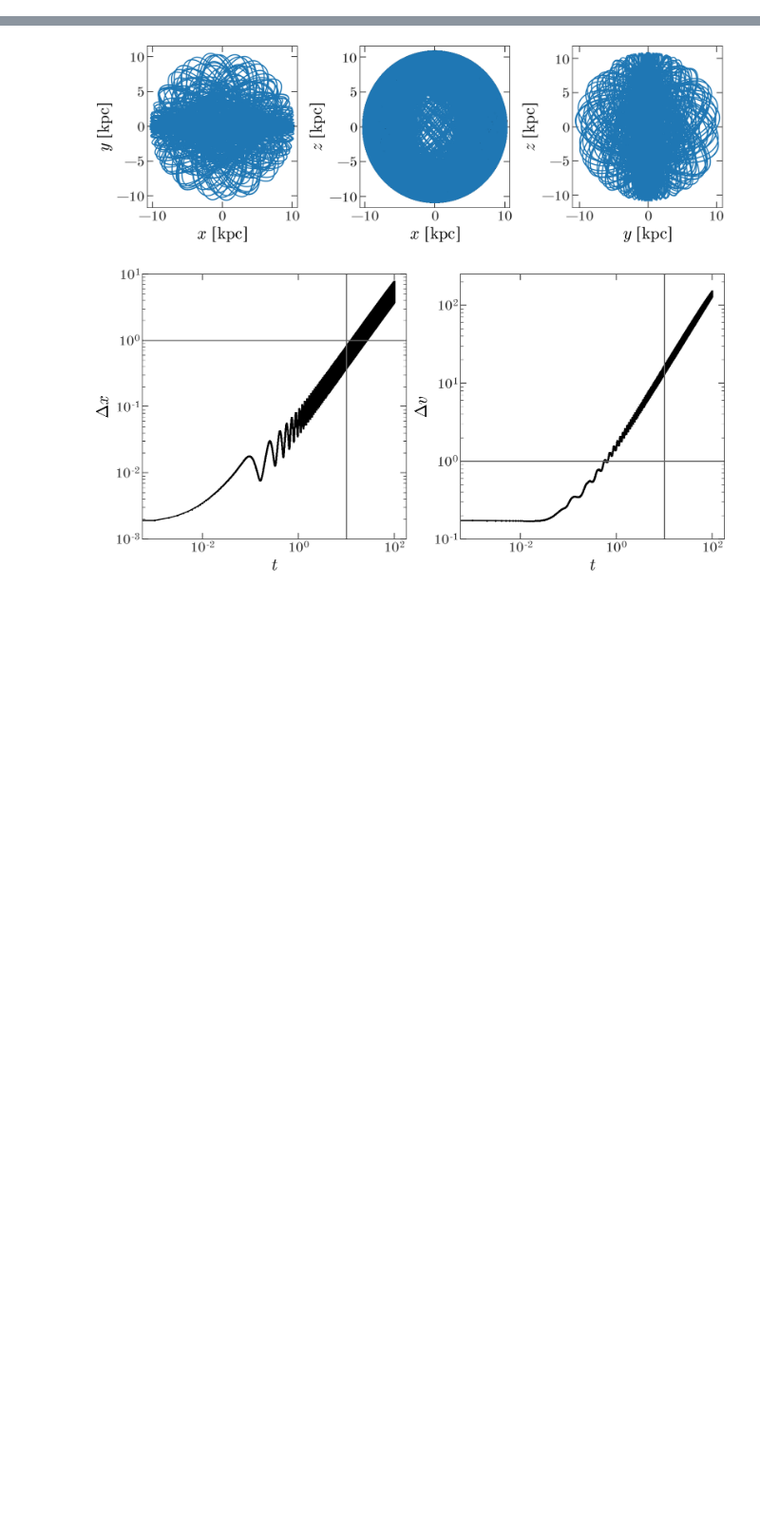
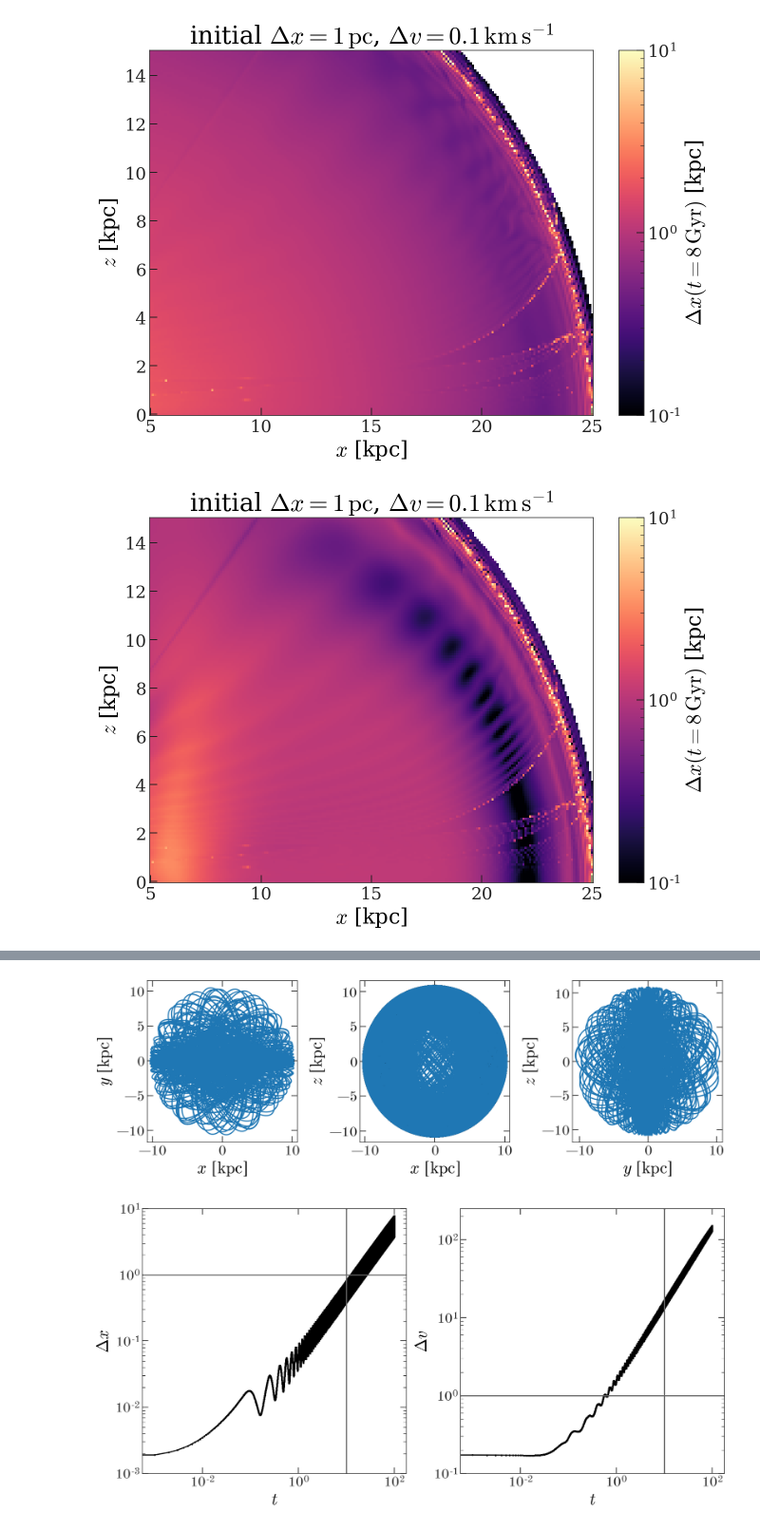
Before and after one commit to adrn/nonlinear-dynamics-fun, a Jupyter notebook: notebooks/Orbit-pairs-divergence.ipynb, the cells around one changed output, grey strips where cells are left out. Shown at 95% size. Drawn from its saved outputs; the diff is of its cells as text; code cells hidden in the pictures; blank space fills up the shorter version.

```diff
--- a/notebooks/Orbit-pairs-divergence.ipynb
+++ b/notebooks/Orbit-pairs-divergence.ipynb
@@ -15,0 +43,15 @@ from gala.units import galactic
+# %%
+# _grid = np.arange(0, 30+1e-3, 0.2)
+# xgrid, zgrid = map(np.ravel, np.meshgrid(_grid, _grid))
+
+# _xgrid = np.arange(5, 20+1e-3, 0.25)
+# _zgrid = np.arange(0, 7.5+1e-3, 0.25)
+
+_xgrid = np.arange(5, 25+1e-3, 0.1)
+_zgrid = np.arange(0, 15+1e-3, 0.1)
+
+xgrid, zgrid = map(np.ravel, np.meshgrid(_xgrid, _zgrid))
+Ngrid = len(xgrid)
+
+def minfunc(vy, x, z):
+    return 0.5*vy**2 + H.potential([x, 0, z]).to_value((u.km/u.s)**2) - E0.value
@@ -15,0 +122,24 @@ from gala.units import galactic
+# %%
+for c in [results_tbl['dx_mean'].to_value(u.kpc),
+          results_tbl['dx_final'].to_value(u.kpc)]:
+
+    fig, ax = plt.subplots(figsize=(9, 6.5),
+                           constrained_layout=True)
+
+    c = c.reshape((len(_zgrid), len(_xgrid)))
+    cs = ax.pcolormesh(_xgrid, _zgrid, c,
+                       shading='auto',
+                       norm=mpl.colors.LogNorm(vmin=1e-1,
+                                               vmax=10))
+    ax.set_xlabel('$x$ [kpc]')
+    ax.set_ylabel('$z$ [kpc]')
+
+    cb = fig.colorbar(cs)
+    cb.set_label(r'$\Delta x (t=8\,{\rm Gyr})$ [kpc]')
+
+    ax.set_title(r'initial $\Delta x = 1\,{\rm pc}$, $\Delta v = 0.1\,{\rm km}\,{\rm s}^{-1}$')
+
+    fig.set_facecolor('w')
+# %% [output]
+[figure, added]
+[figure, added]
```
Also changed, not shown: parts of 20 cells of this notebook, 2 other files.
